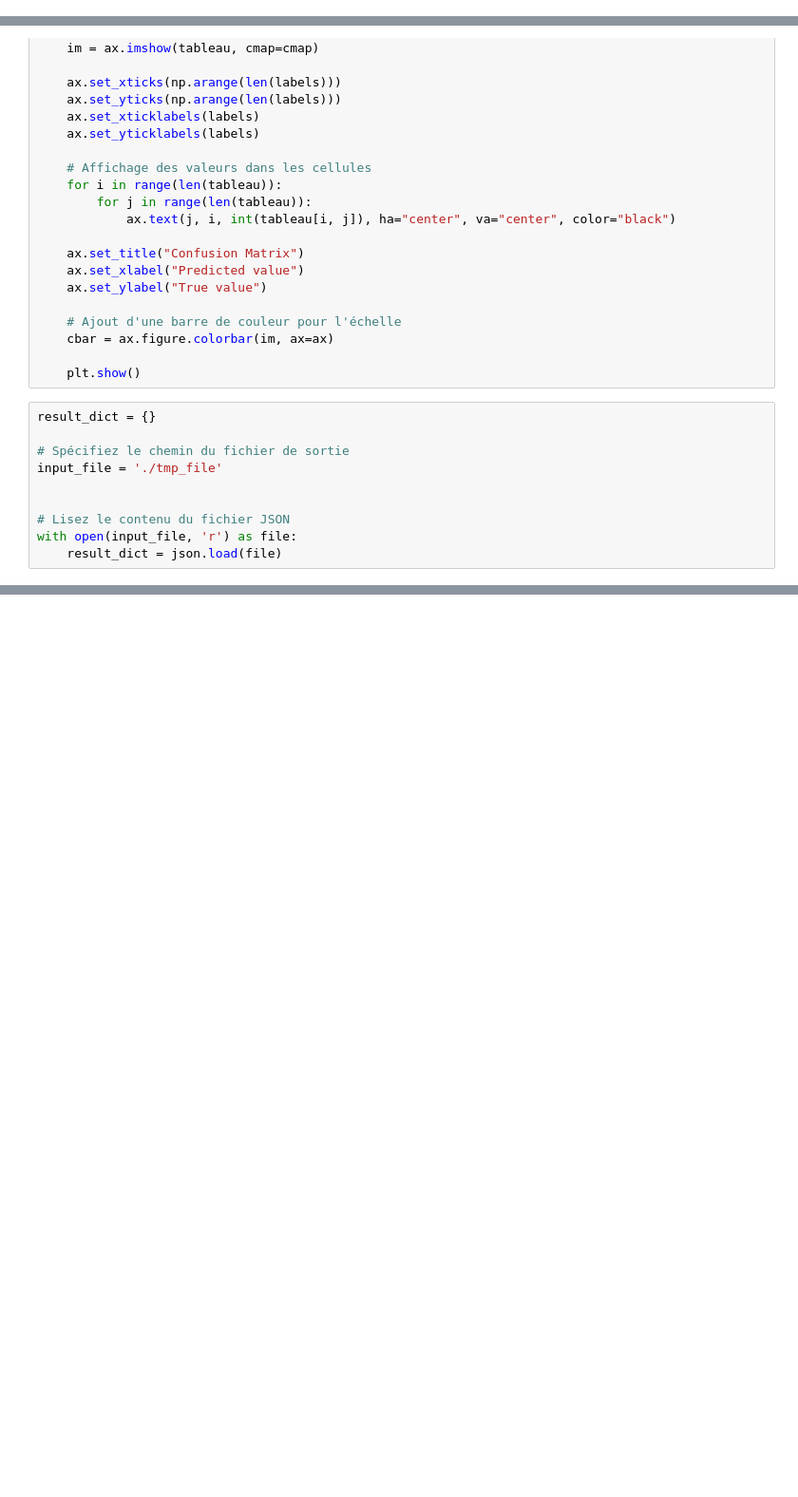
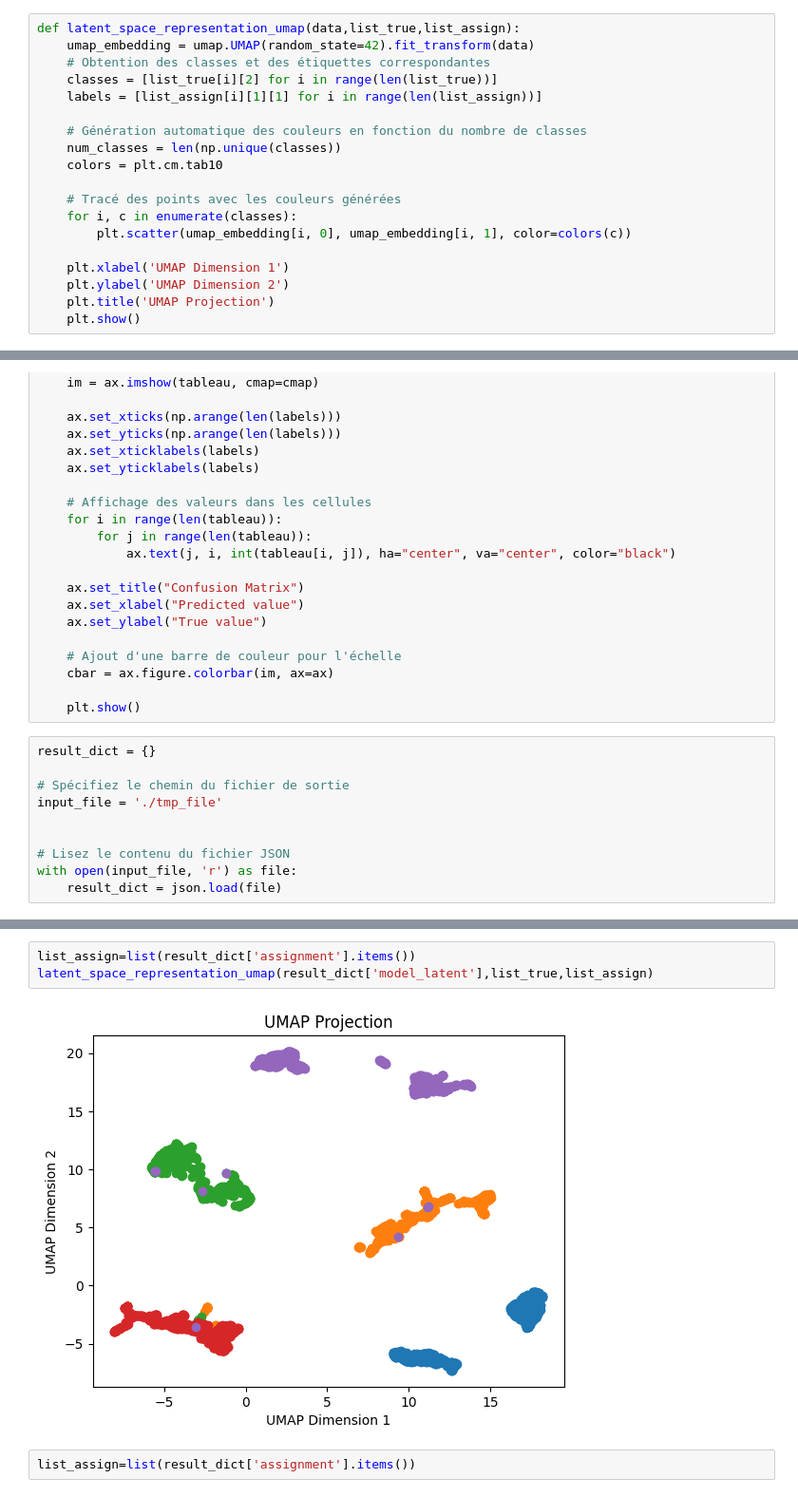
Before and after one commit to jkohler1/bio_info, a Jupyter notebook: project.ipynb, the cells around one changed output, grey strips where cells are left out. Shown at 95% size. Drawn from its saved outputs; the diff is of its cells as text; blank space fills up the shorter version.

Commit message:
umap

```diff
--- a/project.ipynb
+++ b/project.ipynb
@@ -46,3 +59,22 @@ CompletedProcess(args=['bash', '-c', './iDeLUCS/idelucs/__main__.py --sequence_f
+# %%
+def latent_space_representation_umap(data,list_true,list_assign):
+    umap_embedding = umap.UMAP(random_state=42).fit_transform(data)
+    # Obtention des classes et des étiquettes correspondantes
+    classes = [list_true[i][2] for i in range(len(list_true))]
+    labels = [list_assign[i][1][1] for i in range(len(list_assign))]
+
+    # Génération automatique des couleurs en fonction du nombre de classes
+    num_classes = len(np.unique(classes))
+    colors = plt.cm.tab10
+
+    # Tracé des points avec les couleurs générées
+    for i, c in enumerate(classes):
+        plt.scatter(umap_embedding[i, 0], umap_embedding[i, 1], color=colors(c))
+
+    plt.xlabel('UMAP Dimension 1')
+    plt.ylabel('UMAP Dimension 2')
+    plt.title('UMAP Projection')
+    plt.show()
 # %%
 def read_file(input_file):
     res_list = []
@@ -128,0 +165,7 @@ print_confusion_matrix(tableau)
+# %%
+list_assign=list(result_dict['assignment'].items())
+latent_space_representation_umap(result_dict['model_latent'],list_true,list_assign)
+# %% [output]
+[figure, added]
+# %%
+list_assign=list(result_dict['assignment'].items())
```
Also changed, not shown: parts of 9 cells of this notebook, 5 other files.
